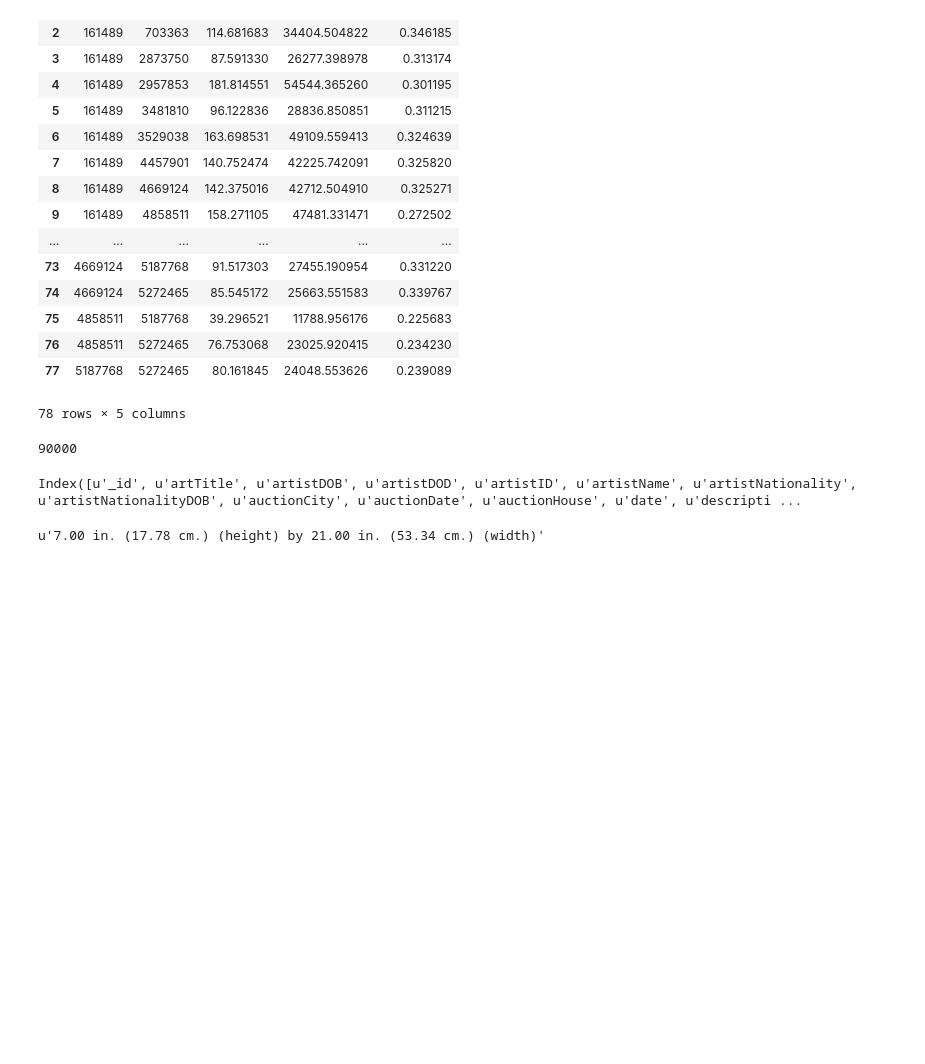
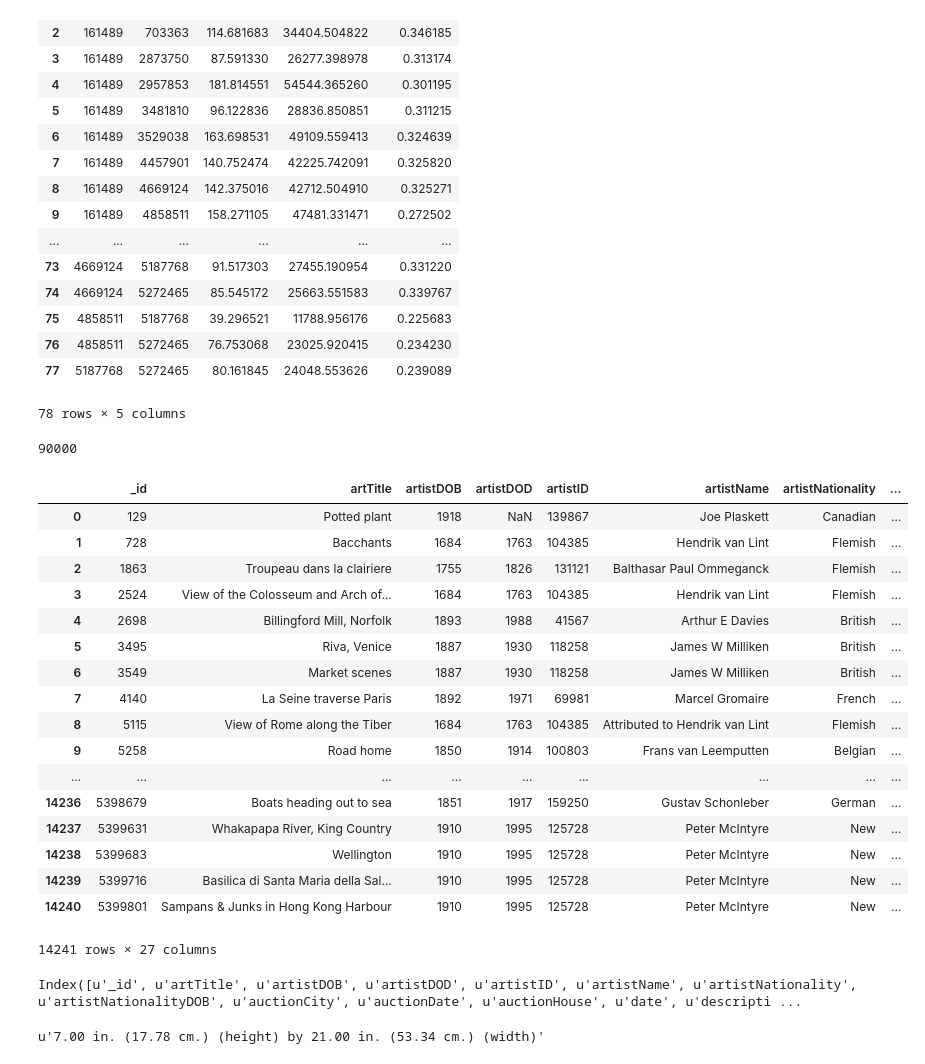
Before and after one commit to rhsimplex/artsift, a Jupyter notebook: Art Sales Analysis.ipynb, the cells around one changed output. Saved outputs shown, nothing was run; the diff lists cells and outputs as text; code cells hidden in the pictures; blank space fills up the shorter version.

```diff
--- a/Art Sales Analysis.ipynb
+++ b/Art Sales Analysis.ipynb
@@ -519,6 +519,27 @@ res
 300**2
 # %% [output]
 90000
+# %%
+df
+# %% [output]
+|  | _id | artTitle | artistDOB | artistDOD | artistID | artistName | artistNationality | ... |
+| 0 | 129 | Potted plant | 1918 | NaN | 139867 | Joe Plaskett | Canadian | ... |
+| 1 | 728 | Bacchants | 1684 | 1763 | 104385 | Hendrik van Lint | Flemish | ... |
+| 2 | 1863 | Troupeau dans la clairiere | 1755 | 1826 | 131121 | Balthasar Paul Ommeganck | Flemish | ... |
+| 3 | 2524 | View of the Colosseum and Arch of... | 1684 | 1763 | 104385 | Hendrik van Lint | Flemish | ... |
+| 4 | 2698 | Billingford Mill, Norfolk | 1893 | 1988 | 41567 | Arthur E Davies | British | ... |
+| 5 | 3495 | Riva, Venice | 1887 | 1930 | 118258 | James W Milliken | British | ... |
+| 6 | 3549 | Market scenes | 1887 | 1930 | 118258 | James W Milliken | British | ... |
+| 7 | 4140 | La Seine traverse Paris | 1892 | 1971 | 69981 | Marcel Gromaire | French | ... |
+| 8 | 5115 | View of Rome along the Tiber | 1684 | 1763 | 104385 | Attributed to Hendrik van Lint | Flemish | ... |
+| 9 | 5258 | Road home | 1850 | 1914 | 100803 | Frans van Leemputten | Belgian | ... |
+| ... | ... | ... | ... | ... | ... | ... | ... | ... |
+| 14236 | 5398679 | Boats heading out to sea | 1851 | 1917 | 159250 | Gustav Schonleber | German | ... |
+| 14237 | 5399631 | Whakapapa River, King Country | 1910 | 1995 | 125728 | Peter McIntyre | New | ... |
+| 14238 | 5399683 | Wellington | 1910 | 1995 | 125728 | Peter McIntyre | New | ... |
+| 14239 | 5399716 | Basilica di Santa Maria della Sal... | 1910 | 1995 | 125728 | Peter McIntyre | New | ... |
+| 14240 | 5399801 | Sampans & Junks in Hong Kong Harbour | 1910 | 1995 | 125728 | Peter McIntyre | New | ... |
+14241 rows × 27 columns
 # %%
 df.columns
 # %% [output]
```
Also changed, not shown: 1 other file.
